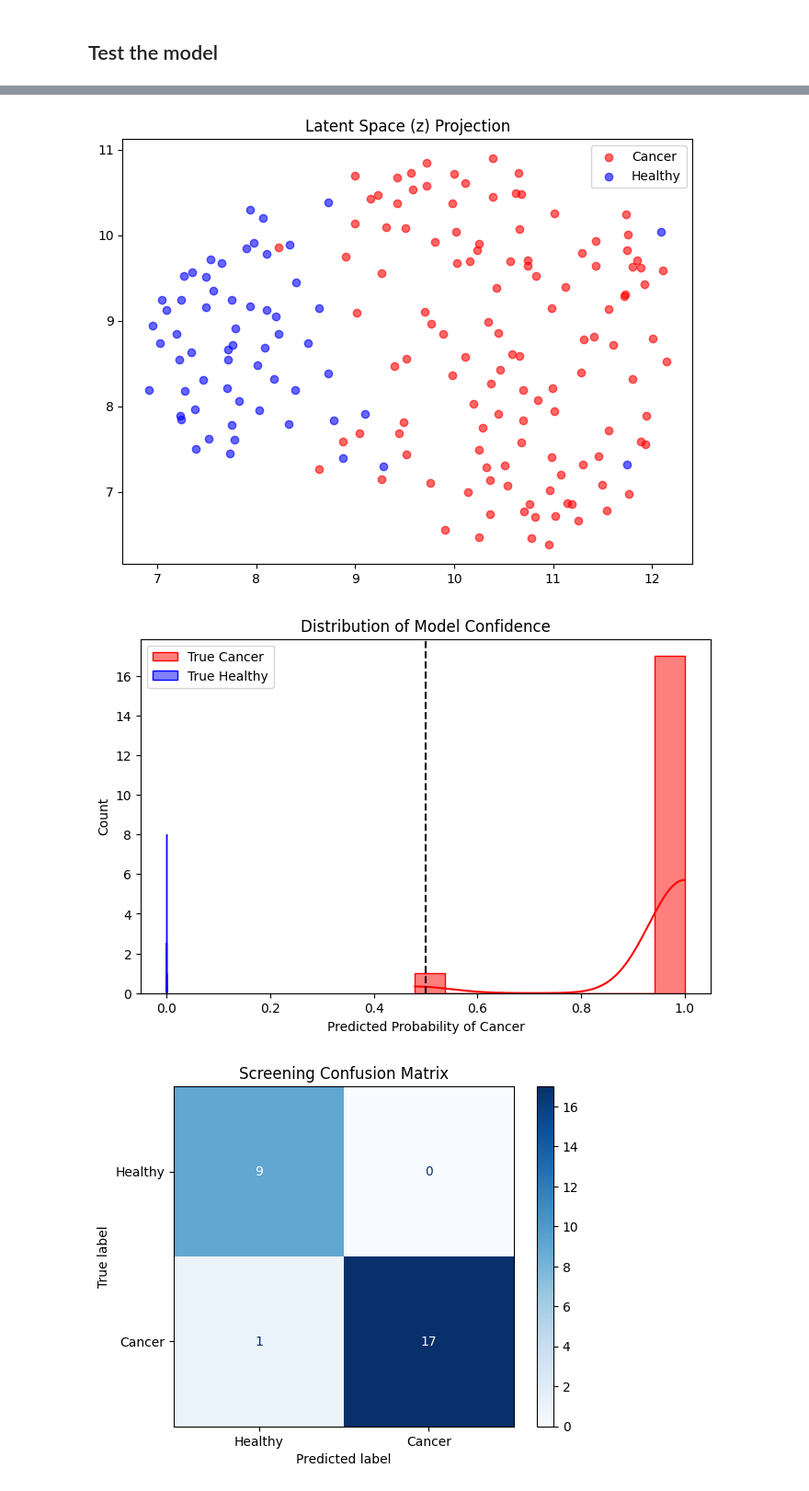
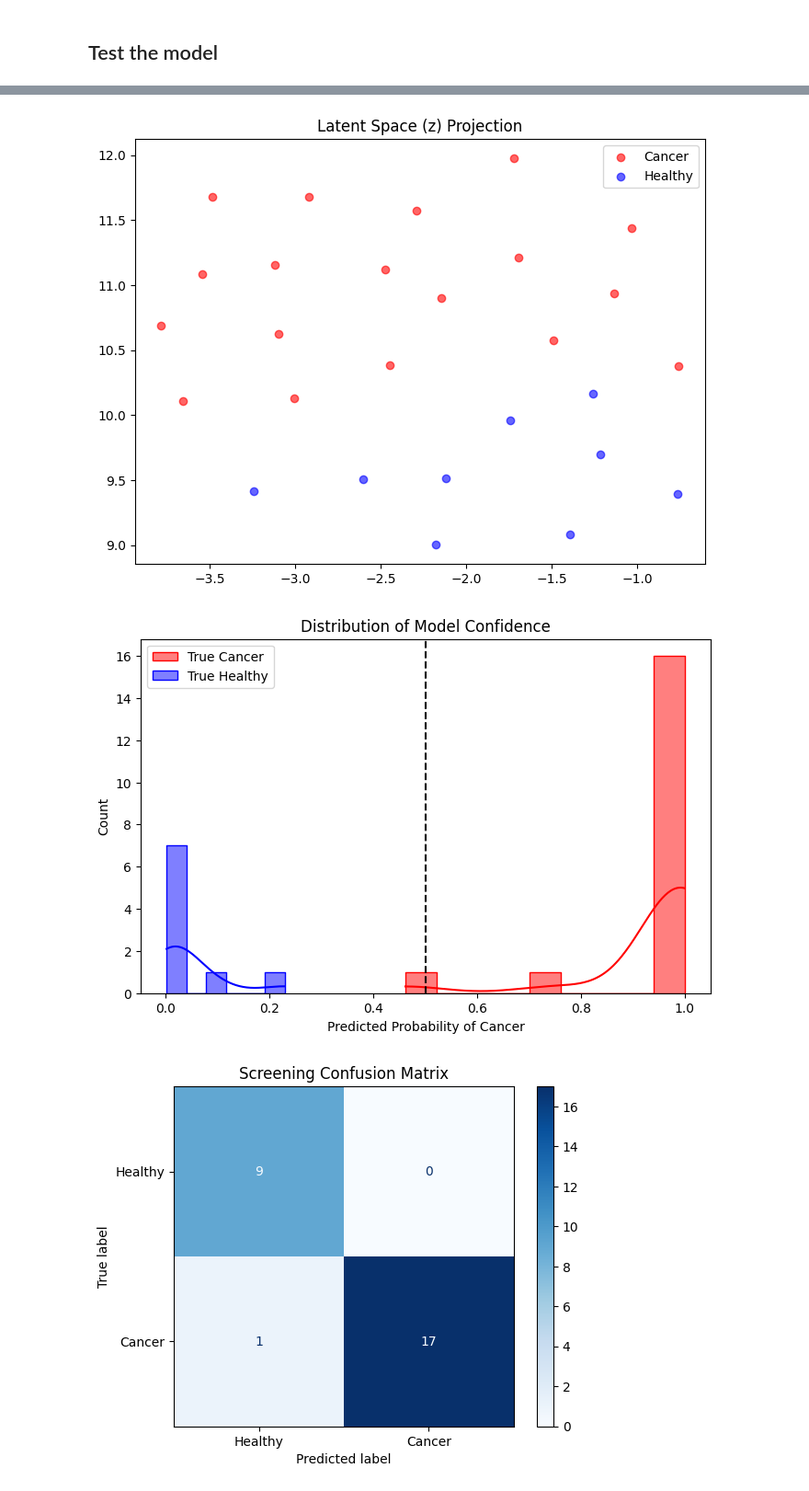
Before and after one commit to AmitElia/OrionBC, a Jupyter notebook: run.ipynb, the cells around one changed output, grey strips where cells are left out. Shown at 92% size. Drawn from its saved outputs; the diff is of its cells as text; code cells hidden in the pictures.

```diff
--- a/run.ipynb
+++ b/run.ipynb
@@ -22,7 +22,7 @@ labels = np.array([1]*120 + [0]*60)
 print(f"Final Data Shape: {counts_matrix.shape}") # Should be (180, ~3500)
 print(f"Labels Shape: {labels.shape}")
 
-signal_cols = get_X_features(counts_matrix, labels, n_features=500)
+signal_cols = get_X_features(counts_matrix, labels, n_features=20)
 ref_cols = get_reference_features(counts_matrix, n_features=50)
 
 print(f"Selected {len(signal_cols)} signal RNAs and {len(ref_cols)} reference RNAs.")
@@ -62,7 +62,7 @@ counts_matrix = raw_df.drop(columns=metadata_cols).T
 labels = np.array([1]*120 + [0]*60)
 
 # Select features
-signal_cols = get_X_features(counts_matrix, labels, method="mannwhitneyu", n_features=500)
-ref_cols = get_reference_features(counts_matrix, n_features=50)
+signal_cols = get_X_features(counts_matrix, labels, method="mannwhitneyu", n_features=12)
+ref_cols = get_reference_features(counts_matrix, n_features=12)
 # %% [output]
 Loading data...
@@ -89,10 +89,10 @@ train_dataset = Subset(full_dataset, train_idx)
 val_dataset   = Subset(full_dataset, val_idx)
 test_dataset  = Subset(full_dataset, test_idx)
 
-train_loader = DataLoader(train_dataset, batch_size=1, shuffle=True)
-val_loader   = DataLoader(val_dataset,   batch_size=1, shuffle=False)
-test_loader  = DataLoader(test_dataset,  batch_size=1, shuffle=False)
-full_loader  = DataLoader(full_dataset,  batch_size=1, shuffle=False)
+train_loader = DataLoader(train_dataset, batch_size=4, shuffle=True)
+val_loader   = DataLoader(val_dataset,   batch_size=4, shuffle=False)
+test_loader  = DataLoader(test_dataset,  batch_size=4, shuffle=False)
+full_loader  = DataLoader(full_dataset,  batch_size=4, shuffle=False)
 
 print(f"--- Dataset Split Summary ---")
 print(f"Training Samples:   {len(train_dataset)}")
@@ -166,34 +169,34 @@ F1-Score:   0.9714
 # %%
 from umap import UMAP
 import matplotlib.pyplot as plt
 def plot_latent_space(model, loader, device):
     model.eval()
     latents = []
     labels = []
 
     with torch.no_grad():
         for x, r, l, y in loader:
             z, _, _, _, _, _ = model.encoder(x.to(device), r.to(device))
             latents.append(z.cpu().numpy())
             labels.append(y.numpy())
 
     latents = np.concatenate(latents)
     labels = np.concatenate(labels).flatten()
 
     # Reduce 32D latent space to 2D for plotting
     reducer = UMAP(n_neighbors=15, min_dist=0.1, random_state=42)
     embedding = reducer.fit_transform(latents)
 
     plt.figure(figsize=(8, 6))
     plt.scatter(embedding[labels==1, 0], embedding[labels==1, 1], c='red', label='Cancer', alpha=0.6)
     plt.scatter(embedding[labels==0, 0], embedding[labels==0, 1], c='blue', label='Healthy', alpha=0.6)
     plt.title("Latent Space (z) Projection")
     plt.legend()
     plt.show()
 
-plot_latent_space(model, full_loader, device)
+plot_latent_space(model, test_loader, device)
 # %% [output]
-[figure, old version]
+[figure, new version]
 # %%
 import seaborn as sns
 plt.figure(figsize=(8, 5))
@@ -205,7 +208,7 @@ plt.xlabel("Predicted Probability of Cancer")
 plt.legend()
 plt.show()
 # %% [output]
-[figure, old version]
+[figure, new version]
 # %%
 from sklearn.metrics import confusion_matrix, ConfusionMatrixDisplay
 preds_binary = (test_probs > 0.5).astype(int)
```
Also changed, not shown: parts of 4 cells of this notebook, 1 other file.
